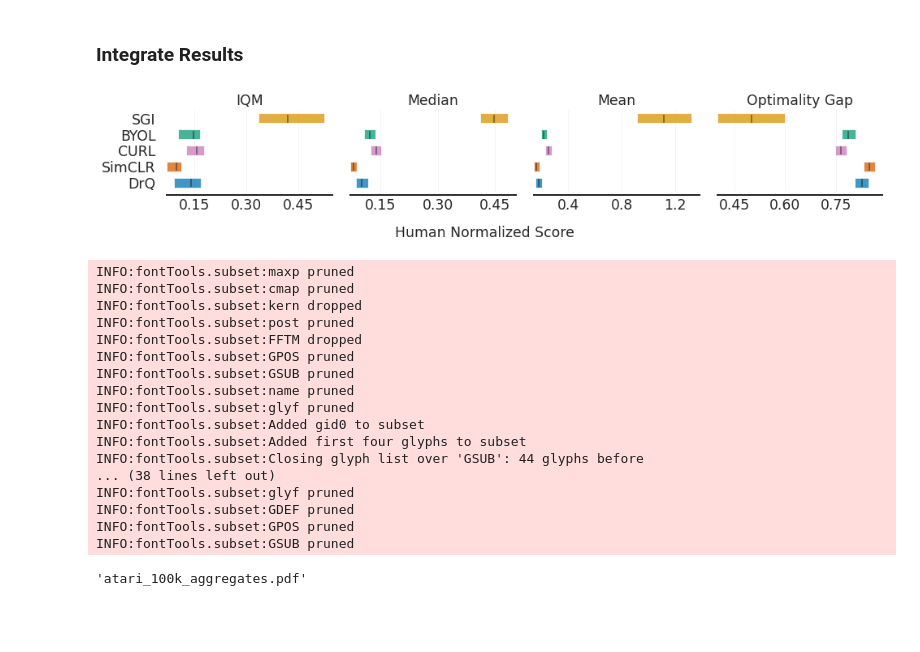
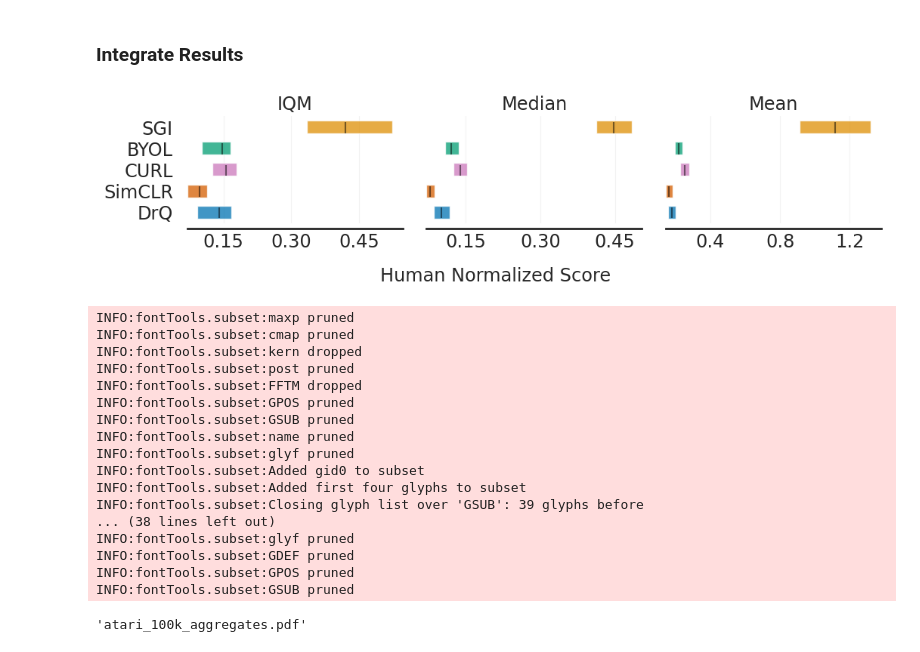
Before and after one commit to dojeon-ai/SimTPR, a Jupyter notebook: vis/atari_100k/atari.ipynb, the cells around one changed output. Cells and saved outputs as stored; diff of their text form; code cells hidden in the pictures; blank space fills up the shorter version.

```diff
--- a/vis/atari_100k/atari.ipynb
+++ b/vis/atari_100k/atari.ipynb
@@ -373,7 +391,7 @@ def CI(bootstrap_dist, stat_val=None, alpha=0.05, is_pivotal=False):
 ### Subsample Runs
 # %%
 #@title Aggregates on Atari 100K (with 10 runs)
-aggregate_func = lambda x: np.array([MEDIAN(x), IQM(x), MEAN(x), OG(x)])
+aggregate_func = lambda x: np.array([MEDIAN(x), IQM(x), MEAN(x)]) #, OG(x)])
 aggregate_scores, aggregate_interval_estimates = rly.get_interval_estimates(
     atari_100k_score_dict, aggregate_func, reps=50000)
 # %% [output]
@@ -382,16 +400,19 @@ INFO:absl:Calculating estimates for SimCLR ...
 INFO:absl:Calculating estimates for CURL ...
 INFO:absl:Calculating estimates for BYOL ...
 # %%
-aggregate_scores['SGI'] = np.array([0.419, 0.448, 1.114, 0.5])
-aggregate_interval_estimates['SGI'] = np.array([[0.335, 0.412, 0.912, 0.4],[0.524, 0.484, 1.321, 0.6]])
+aggregate_scores['SGI'] = np.array([0.419, 0.448, 1.114])
+aggregate_interval_estimates['SGI'] = np.array([[0.335, 0.412, 0.912],[0.524, 0.484, 1.321]])
+
+#aggregate_scores['ATC'] = np.array([0.184, 0.184, 0.334])
+#aggregate_interval_estimates['ATC'] = np.array([[0.163, 0.152, 0.301],[0.223, 0.221, 0.391]])
 # %% [markdown]
 ### Colors
 # %%
 #@title Atari_100k Color setup
 
 colors = sns.color_palette('colorblind')
-algorithms = ['DrQ','SimCLR','CURL', 'BYOL', 'SGI']
-color_idxs = [0, 3, 4, 2, 1] #, 7, 8]
+algorithms = ['DrQ','SimCLR','CURL', 'BYOL', 'SGI'] # 'ATC', 'SGI']
+color_idxs = [0, 3, 4, 2, 1, 7] #, 8]
 ATARI_100K_COLOR_DICT = dict(zip(algorithms, [colors[idx] for idx in color_idxs]))
 colors
 # %% [output]
@@ -410,17 +431,17 @@ colors
 # %%
 fig, axes = plot_utils.plot_interval_estimates(
     aggregate_scores,
     aggregate_interval_estimates,
-    metric_names = ['IQM', 'Median', 'Mean', 'Optimality Gap'],
+    metric_names = ['IQM', 'Median', 'Mean'], #, 'Optimality Gap'],
     algorithms=algorithms,
     colors=ATARI_100K_COLOR_DICT,
     xlabel_y_coordinate=-0.3,
     xlabel='Human Normalized Score')
 #fig.tight_layout()
 plt.show()
 save_fig(fig, 'atari_100k_aggregates')
 # %% [output]
-[figure, old version]
+[figure, new version]
 INFO:fontTools.subset:maxp pruned
 INFO:fontTools.subset:cmap pruned
 INFO:fontTools.subset:kern dropped
@@ -432,7 +453,7 @@ INFO:fontTools.subset:name pruned
 INFO:fontTools.subset:glyf pruned
 INFO:fontTools.subset:Added gid0 to subset
 INFO:fontTools.subset:Added first four glyphs to subset
-INFO:fontTools.subset:Closing glyph list over 'GSUB': 44 glyphs before
+INFO:fontTools.subset:Closing glyph list over 'GSUB': 39 glyphs before
 ... (38 lines left out)
 INFO:fontTools.subset:glyf pruned
 INFO:fontTools.subset:GDEF pruned
```
Also changed, not shown: parts of 2 cells of this notebook, 36 other files.
